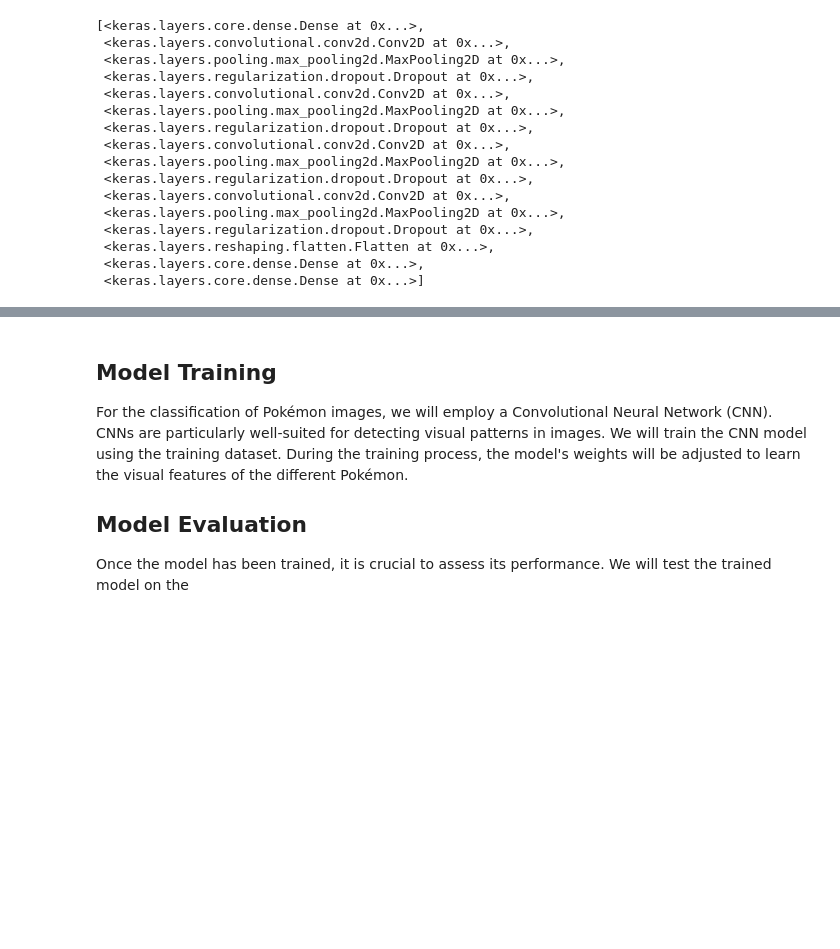
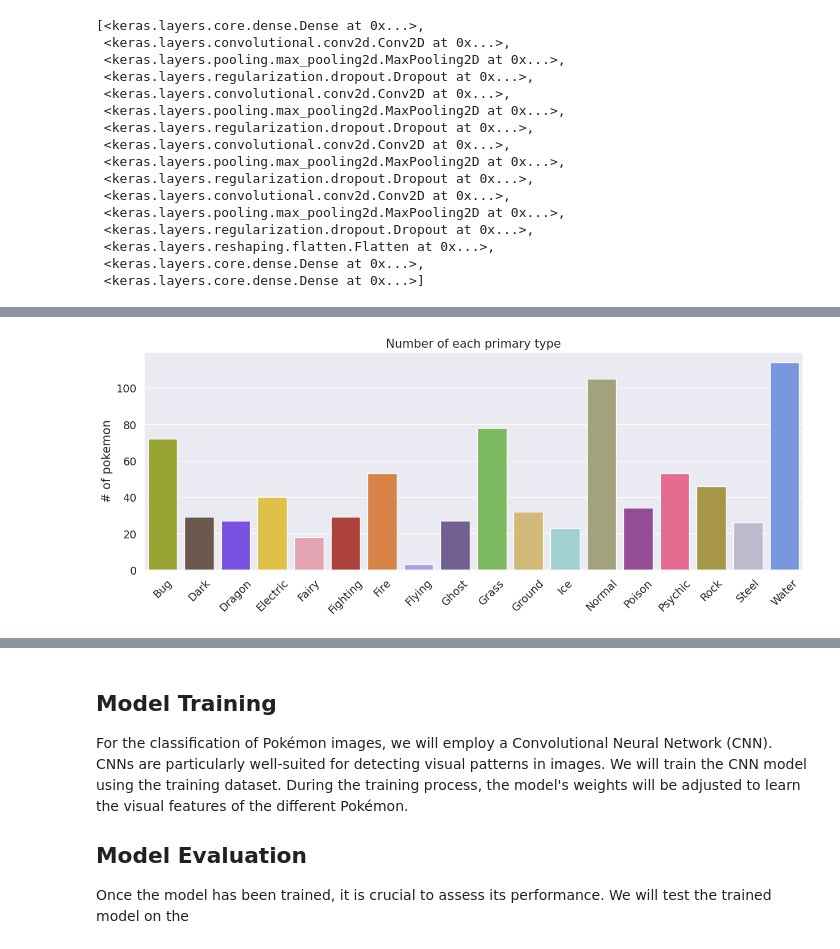
Before and after one commit to ILPATHERA/ML2_Pokemonclassifier, a Jupyter notebook: ML2_Image_Classification.ipynb, the cells around one changed output, grey strips where cells are left out. Drawn from its saved outputs; the diff is of its cells as text; code cells hidden in the pictures; blank space fills up the shorter version.

```diff
--- a/ML2_Image_Classification.ipynb
+++ b/ML2_Image_Classification.ipynb
@@ -654,0 +679,17 @@ model2.layers
+# %%
+# find the number of each type of pokemon
+type1 = list(custom_colors.keys())
+type1_nums = []
+for type in type1:
+  type1_nums.append(sum(df['Type1']==type))
+
+type1_data = pd.DataFrame(data=type1_nums, index=type1, columns=['# of pokemon'])
+
+# plot number of each type of pokemon
+plt.figure(figsize=(15,5))
+plt.title('Number of each primary type')
+ax = sns.barplot(x=type1_data.index, y='# of pokemon', data=type1_data)
+ax.set_xticklabels(ax.get_xticklabels(), rotation=45, ha="center")
+plt.show()
+# %% [output]
+[figure, added]
```
Also changed, not shown: parts of 43 cells of this notebook.
